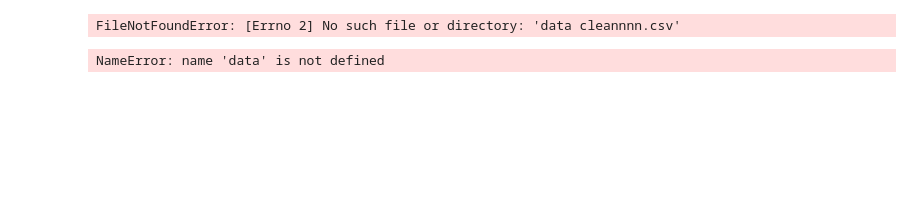
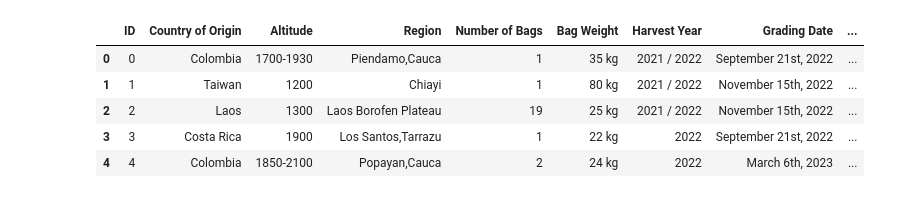
Before and after one commit to abdulr2004/F20DL_UG_Group_2, a Jupyter notebook: notebooks/Clustering.ipynb, the cells around one changed output. Drawn from its saved outputs; the diff is of its cells as text; code cells hidden in the pictures; blank space fills up the shorter version.

```diff
--- a/notebooks/Clustering.ipynb
+++ b/notebooks/Clustering.ipynb
@@ -12,12 +14,17 @@ import matplotlib.pyplot as plt
 # %%
 
 # Load the dataset
-os.chdir('/Users/mary/Downloads/data cleannnn.csv') # this will be the path to your local directory where the repository is saved
-file_path = 'data/df_arabica_clean.csv'
+os.chdir('/Users/mary/Downloads/F21DL/grpCW/') # this will be the path to your local directory where the repository is saved
+file_path = 'df_arabica_clean.csv'
 data = pd.read_csv(file_path)
 data.head()
 # %% [output]
-FileNotFoundError: [Errno 2] No such file or directory: 'data cleannnn.csv'
+|  | ID | Country of Origin | Altitude | Region | Number of Bags | Bag Weight | Harvest Year | Grading Date | ... |
+| 0 | 0 | Colombia | 1700-1930 | Piendamo,Cauca | 1 | 35 kg | 2021 / 2022 | September 21st, 2022 | ... |
+| 1 | 1 | Taiwan | 1200 | Chiayi | 1 | 80 kg | 2021 / 2022 | November 15th, 2022 | ... |
+| 2 | 2 | Laos | 1300 | Laos Borofen Plateau | 19 | 25 kg | 2021 / 2022 | November 15th, 2022 | ... |
+| 3 | 3 | Costa Rica | 1900 | Los Santos,Tarrazu | 1 | 22 kg | 2022 | September 21st, 2022 | ... |
+| 4 | 4 | Colombia | 1850-2100 | Popayan,Cauca | 2 | 24 kg | 2022 | March 6th, 2023 | ... |
 # %%
 # Select numerical columns for clustering
 features = ['Aroma', 'Flavor', 'Aftertaste', 'Acidity', 'Body','Balance', 'Overall']
@@ -28,8 +35,6 @@ X.head()
 # Standardize the data
 scaler = StandardScaler()
 X_scaled = scaler.fit_transform(X)
-# %% [output]
-NameError: name 'data' is not defined
 # %%
 # using Elbow method adn silhouette score to find the optimal number of clusters
 inertia = []
```
Also changed, not shown: parts of 9 cells of this notebook.
